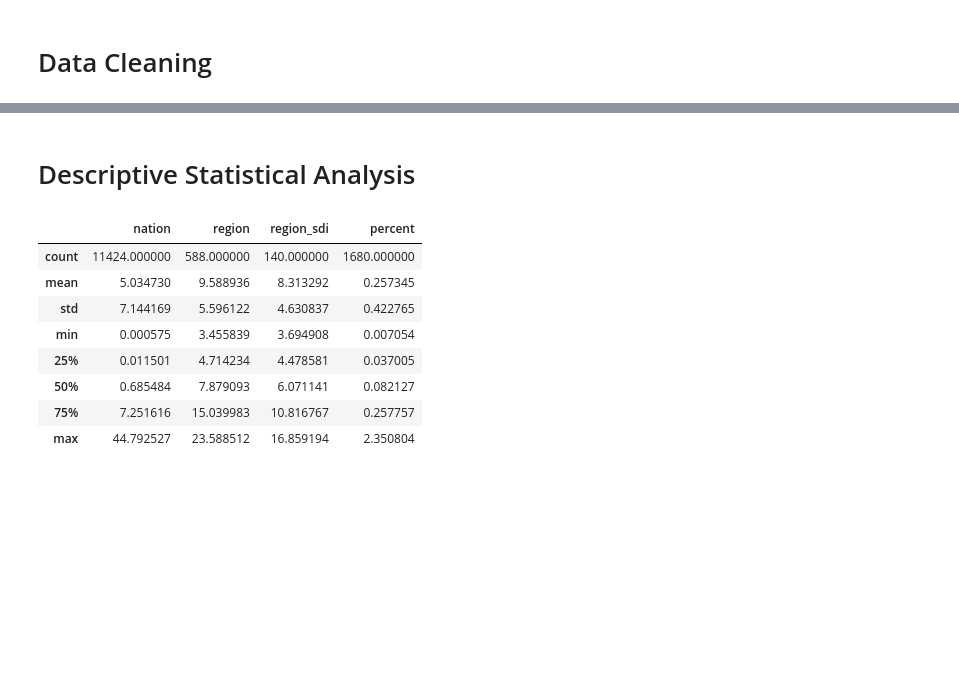
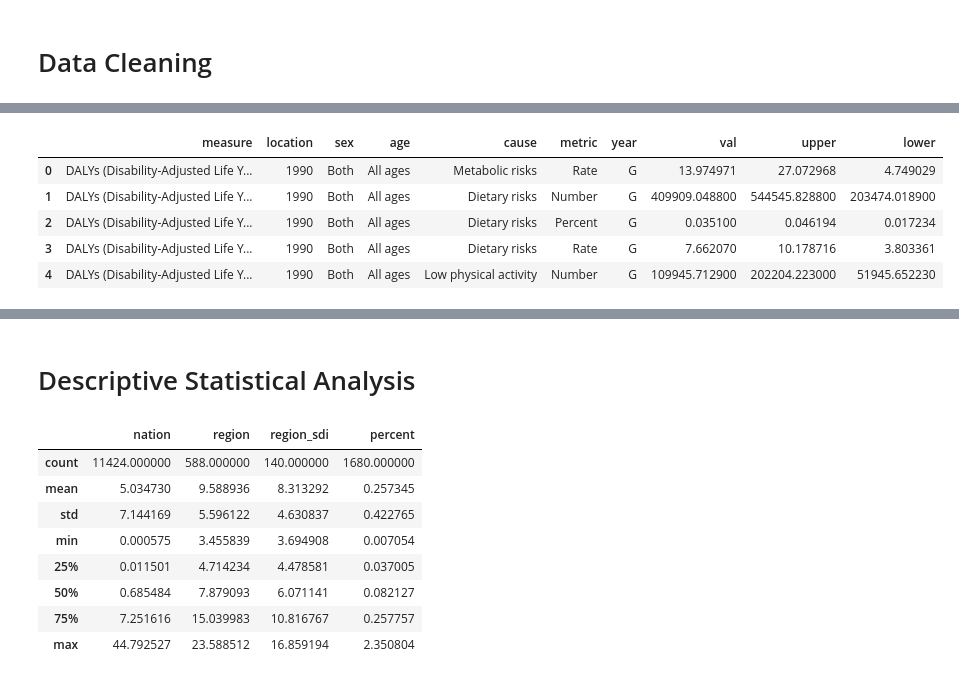
Before and after one commit to ArieleITSINCOM/ITSINCOM_Big_Data_PW2G2, a Jupyter notebook: Graficichemipiacciono_EDA.ipynb, the cells around one changed output, grey strips where cells are left out. Saved outputs shown, nothing was run; the diff lists cells and outputs as text; code cells hidden in the pictures; blank space fills up the shorter version.

```diff
--- a/Graficichemipiacciono_EDA.ipynb
+++ b/Graficichemipiacciono_EDA.ipynb
@@ -62,7 +303,14 @@ region_sdi_df.head(5)
 # %%
-percent_df = pd.read_csv('https://itsdati.blob.core.windows.net/dati/BC_Percent1.csv')
+#percent_df = pd.read_csv('https://itsdati.blob.core.windows.net/dati/BC_Percent1.csv')
 
-# percent_df.head(5)
+#percent_df.head()
+# %% [output]
+|  | measure | location | sex | age | cause | metric | year | val | upper | lower |
+| 0 | DALYs (Disability-Adjusted Life Y... | 1990 | Both | All ages | Metabolic risks | Rate | G | 13.974971 | 27.072968 | 4.749029 |
+| 1 | DALYs (Disability-Adjusted Life Y... | 1990 | Both | All ages | Dietary risks | Number | G | 409909.048800 | 544545.828800 | 203474.018900 |
+| 2 | DALYs (Disability-Adjusted Life Y... | 1990 | Both | All ages | Dietary risks | Percent | G | 0.035100 | 0.046194 | 0.017234 |
+| 3 | DALYs (Disability-Adjusted Life Y... | 1990 | Both | All ages | Dietary risks | Rate | G | 7.662070 | 10.178716 | 3.803361 |
+| 4 | DALYs (Disability-Adjusted Life Y... | 1990 | Both | All ages | Low physical activity | Number | G | 109945.712900 | 202204.223000 | 51945.652230 |
 # %%
 percent_df = percent_df[(percent_df['age'] == 'All ages') & (percent_df['location'] != 'Global') & (percent_df['measure'] == 'Deaths') & (percent_df['metric'] != 'Number')]
 
```
Also changed, not shown: parts of 14 cells of this notebook.
